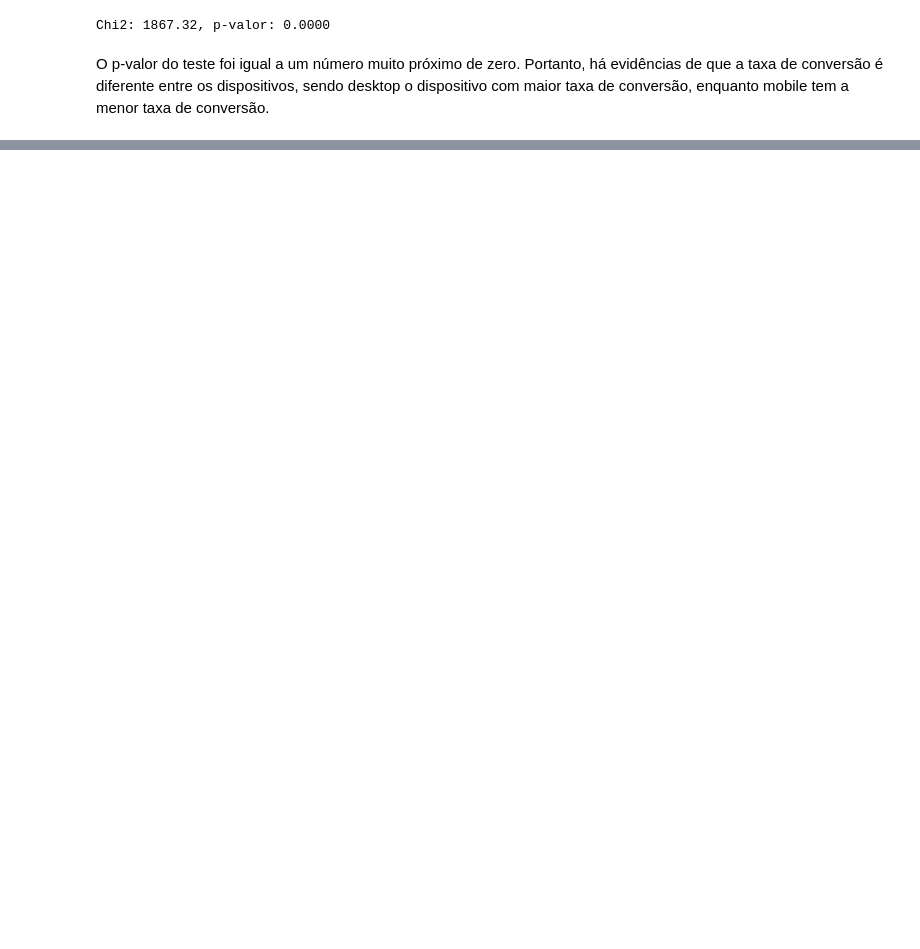
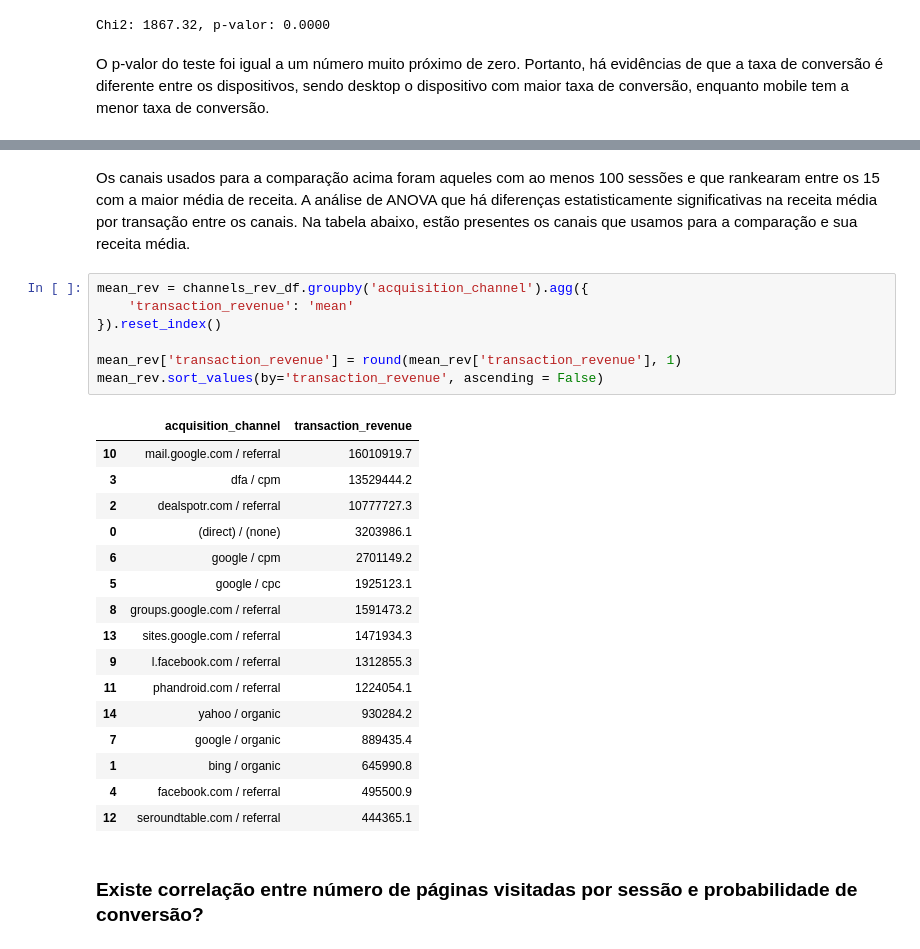
Before and after one commit to ArthurGontijo/teste_etus, a Jupyter notebook: questao_1/analise.ipynb, the cells around one changed output, grey strips where cells are left out. Cells and saved outputs as stored; diff of their text form; blank space fills up the shorter version.

```diff
--- a/questao_1/analise.ipynb
+++ b/questao_1/analise.ipynb
@@ -434,0 +510,28 @@ display(conversion_rate_table.reset_index())
+# %% [markdown]
+Os canais usados para a comparação acima foram aqueles com ao menos 100 sessões e que rankearam entre os 15 com a maior média de receita. A análise de ANOVA que há diferenças estatisticamente significativas na receita média por transação entre os canais. Na tabela abaixo, estão presentes os canais que usamos para a comparação e sua receita média.
+# %%
+mean_rev = channels_rev_df.groupby('acquisition_channel').agg({
+    'transaction_revenue': 'mean'
+}).reset_index()
+
+mean_rev['transaction_revenue'] = round(mean_rev['transaction_revenue'], 1)
+mean_rev.sort_values(by='transaction_revenue', ascending = False)
+# %% [output]
+|  | acquisition_channel | transaction_revenue |
+| 10 | mail.google.com / referral | 16010919.7 |
+| 3 | dfa / cpm | 13529444.2 |
+| 2 | dealspotr.com / referral | 10777727.3 |
+| 0 | (direct) / (none) | 3203986.1 |
+| 6 | google / cpm | 2701149.2 |
+| 5 | google / cpc | 1925123.1 |
+| 8 | groups.google.com / referral | 1591473.2 |
+| 13 | sites.google.com / referral | 1471934.3 |
+| 9 | l.facebook.com / referral | 1312855.3 |
+| 11 | phandroid.com / referral | 1224054.1 |
+| 14 | yahoo / organic | 930284.2 |
+| 7 | google / organic | 889435.4 |
+| 1 | bing / organic | 645990.8 |
+| 4 | facebook.com / referral | 495500.9 |
+| 12 | seroundtable.com / referral | 444365.1 |
+# %% [markdown]
+### Existe correlação entre número de páginas visitadas por sessão e probabilidade de conversão?
```
Also changed, not shown: parts of 28 cells of this notebook, 2 other files.
